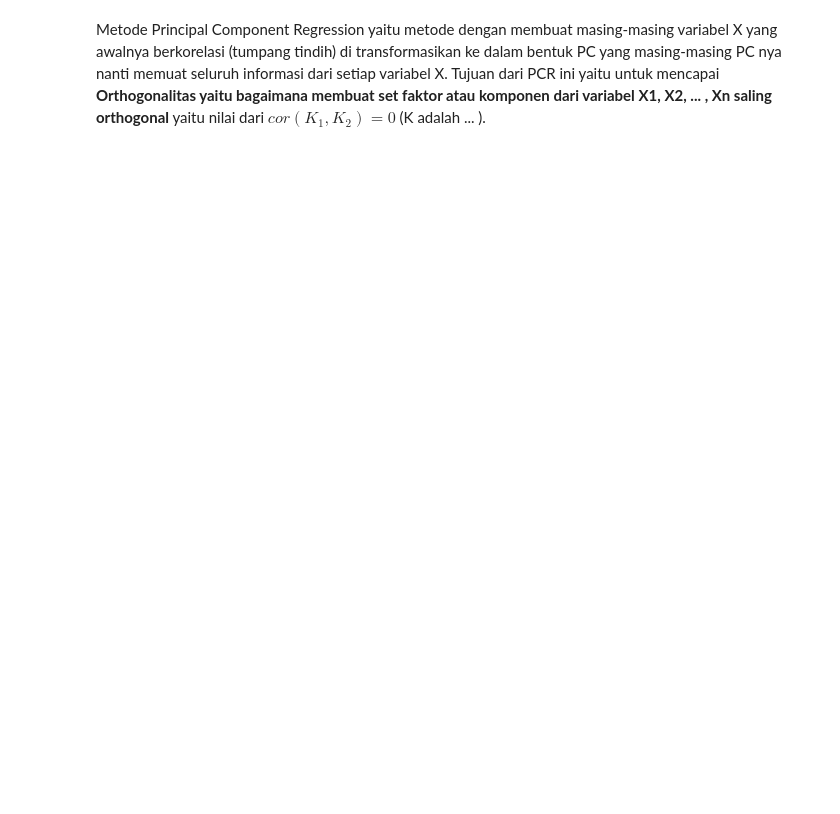
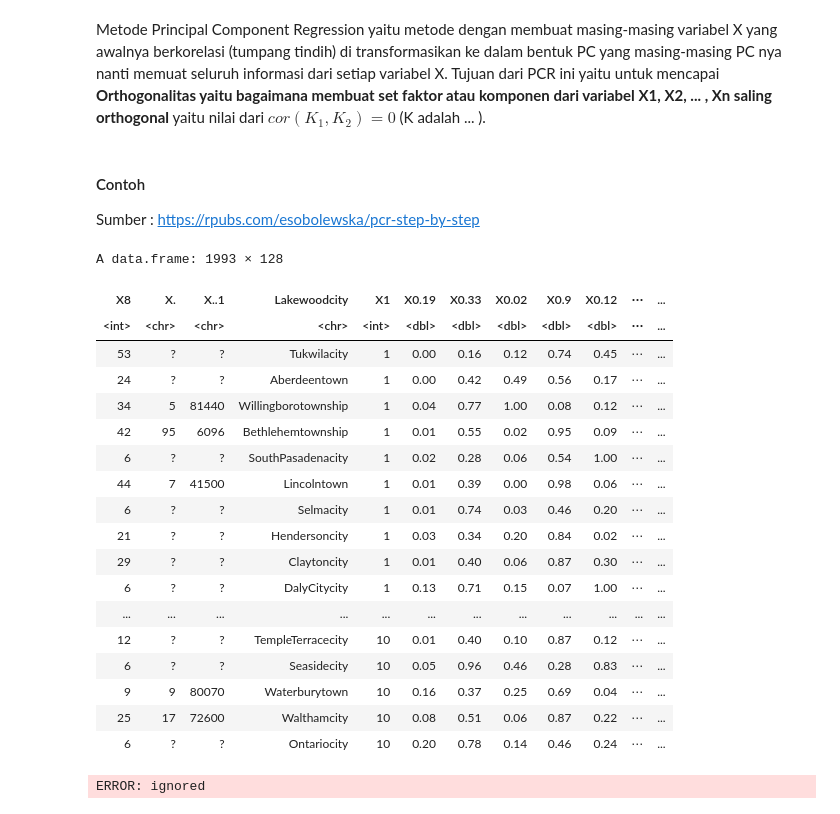
Before and after one commit to JuzmaFR/Analisis-Regresi-Catatan-Kuliah, a Jupyter notebook: Analisis Regresi.ipynb, the cells around one changed output. Cells and saved outputs as stored; diff of their text form; code cells hidden in the pictures; blank space fills up the shorter version.

```diff
--- a/Analisis Regresi.ipynb
+++ b/Analisis Regresi.ipynb
@@ -203,2 +205,29 @@ Nilai VIF nya cenderung lebih besar dari 10. Hanya 1 yang tidak yaitu Armed.Forc
 # %% [markdown]
 Metode Principal Component Regression yaitu metode dengan membuat masing-masing variabel X yang awalnya berkorelasi (tumpang tindih) di transformasikan ke dalam bentuk PC yang masing-masing PC nya nanti memuat seluruh informasi dari setiap variabel X. Tujuan dari PCR ini yaitu untuk mencapai **Orthogonalitas yaitu bagaimana membuat set faktor atau komponen dari variabel X1, X2, ... , Xn saling orthogonal** yaitu nilai dari $cor(K_1,K_2) = 0 $ (K adalah ... ).
+# %% [markdown]
+#### Contoh
+
+Sumber : https://rpubs.com/esobolewska/pcr-step-by-step
+# %%
+crimeData <- read.csv("http://archive.ics.uci.edu/ml/machine-learning-databases/communities/communities.data", name = );
+crimeData;
+# %% [output]
+A data.frame: 1993 × 128
+| X8 | X. | X..1 | Lakewoodcity | X1 | X0.19 | X0.33 | X0.02 | X0.9 | X0.12 | ⋯ | ... |
+| <int> | <chr> | <chr> | <chr> | <int> | <dbl> | <dbl> | <dbl> | <dbl> | <dbl> | ⋯ | ... |
+| 53 | ? | ? | Tukwilacity | 1 | 0.00 | 0.16 | 0.12 | 0.74 | 0.45 | ⋯ | ... |
+| 24 | ? | ? | Aberdeentown | 1 | 0.00 | 0.42 | 0.49 | 0.56 | 0.17 | ⋯ | ... |
+| 34 | 5 | 81440 | Willingborotownship | 1 | 0.04 | 0.77 | 1.00 | 0.08 | 0.12 | ⋯ | ... |
+| 42 | 95 | 6096 | Bethlehemtownship | 1 | 0.01 | 0.55 | 0.02 | 0.95 | 0.09 | ⋯ | ... |
+| 6 | ? | ? | SouthPasadenacity | 1 | 0.02 | 0.28 | 0.06 | 0.54 | 1.00 | ⋯ | ... |
+| 44 | 7 | 41500 | Lincolntown | 1 | 0.01 | 0.39 | 0.00 | 0.98 | 0.06 | ⋯ | ... |
+| 6 | ? | ? | Selmacity | 1 | 0.01 | 0.74 | 0.03 | 0.46 | 0.20 | ⋯ | ... |
+| 21 | ? | ? | Hendersoncity | 1 | 0.03 | 0.34 | 0.20 | 0.84 | 0.02 | ⋯ | ... |
+| 29 | ? | ? | Claytoncity | 1 | 0.01 | 0.40 | 0.06 | 0.87 | 0.30 | ⋯ | ... |
+| 6 | ? | ? | DalyCitycity | 1 | 0.13 | 0.71 | 0.15 | 0.07 | 1.00 | ⋯ | ... |
+| ... | ... | ... | ... | ... | ... | ... | ... | ... | ... | ... | ... |
+| 12 | ? | ? | TempleTerracecity | 10 | 0.01 | 0.40 | 0.10 | 0.87 | 0.12 | ⋯ | ... |
+| 6 | ? | ? | Seasidecity | 10 | 0.05 | 0.96 | 0.46 | 0.28 | 0.83 | ⋯ | ... |
+| 9 | 9 | 80070 | Waterburytown | 10 | 0.16 | 0.37 | 0.25 | 0.69 | 0.04 | ⋯ | ... |
+| 25 | 17 | 72600 | Walthamcity | 10 | 0.08 | 0.51 | 0.06 | 0.87 | 0.22 | ⋯ | ... |
+| 6 | ? | ? | Ontariocity | 10 | 0.20 | 0.78 | 0.14 | 0.46 | 0.24 | ⋯ | ... |
@@ -204,0 +237,5 @@ Metode Principal Component Regression yaitu metode dengan membuat masing-masing
+# %%
+res <- cor(crimeData.descr, method="pearson")
+corrplot::corrplot(res, method= "color", order = "hclust", tl.pos = 'n')
+# %% [output]
+ERROR: ignored
```
Also changed, not shown: parts of 2 cells of this notebook.
